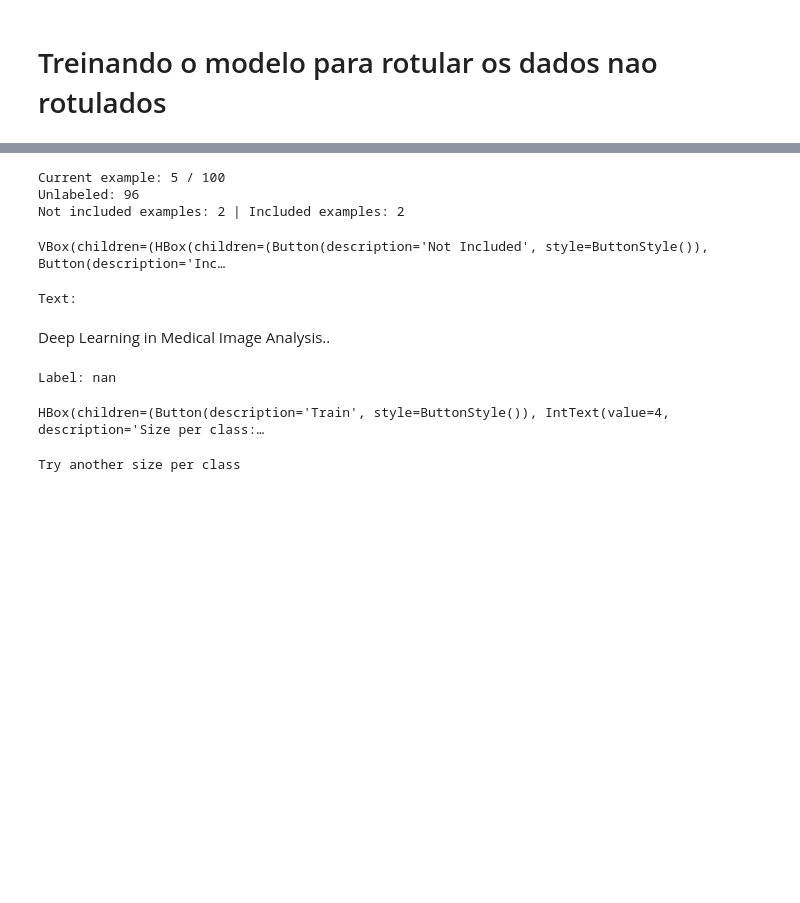
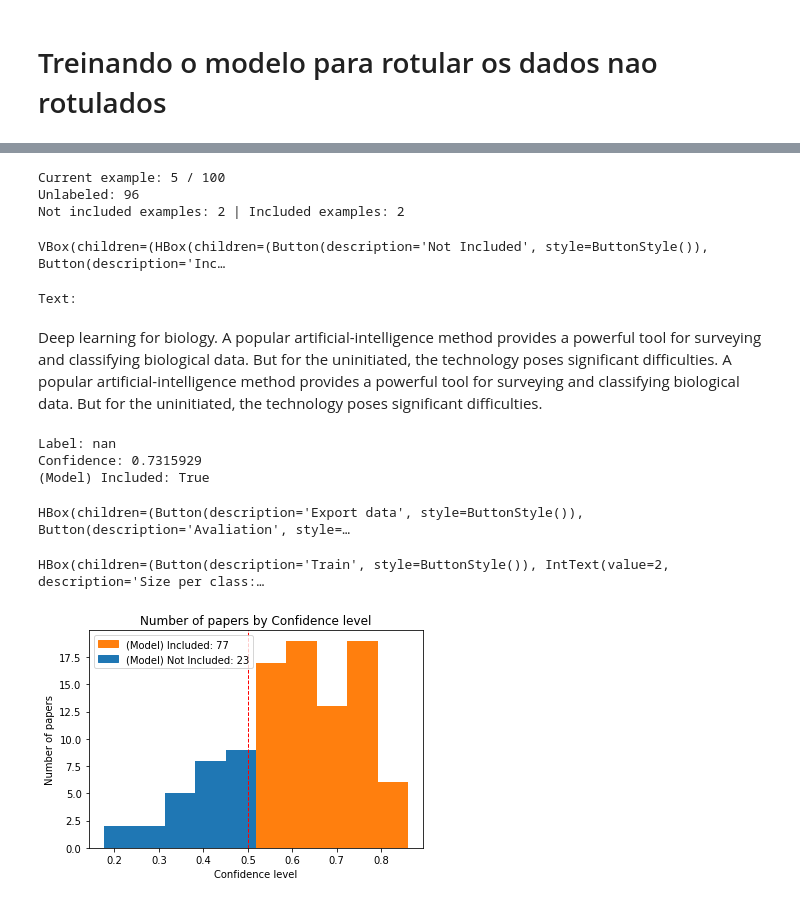
Before and after one commit to BecomeAllan/ML-SLRC, a Jupyter notebook: Application/Classification_automation_SLR.ipynb, the cells around one changed output, grey strips where cells are left out. Saved outputs shown, nothing was run; the diff lists cells and outputs as text; code cells hidden in the pictures; blank space fills up the shorter version.

```diff
--- a/Application/Classification_automation_SLR.ipynb
+++ b/Application/Classification_automation_SLR.ipynb
@@ -43,6 +44,7 @@ import numpy as np
 import pandas as pd
 
 import ipywidgets as widgets
+from ipywidgets import  Layout
 from IPython.display import HTML, display, clear_output, Markdown
 
 %matplotlib inline
@@ -63,6 +65,7 @@ import datetime
 import re
 import json
 from pathlib import Path
+from crossref.restful import Works
 
 
 import sys
@@ -89,7 +92,7 @@ with open(info_path, 'r') as f:
 # Configura algumas meta informações
 Info["tokenizer"] = AutoTokenizer.from_pretrained(Info['model'],
                                           do_lower_case = True)
-Info['tresh'] = 0.9
+Info['threshold'] = 0.9
 Info["inner_update_step_eval"] = 3
 Info["inner_print"] = 1
 # %% [markdown]
@@ -477,6 +708,7 @@ class Train():
                 tokenizer = self.Info['tokenizer'],
                 input = "text",
                 output = "label")
+
     except:
       self.__call__()
       print('Try another size per class')
@@ -485,7 +717,7 @@ class Train():
 
 
     # Treina o modelo e pega o vetor da camada classifier
-    self.logits, _, _, _ = train_loop(self.data_train_loader, self.data_test_loader,
+    self.logits = train_loop(self.data_train_loader, self.data_test_loader,
                                                         self.model, self.device,
                                                         epoch = self.Info['inner_update_step'],
                                                         lr=self.Info['inner_update_lr'],
@@ -615,15 +850,18 @@ Depois de treinar o modelo, alguns botões úteis para a avaliação das prediç
 
 Depois de treinar o modelo, é possível fazer novas rotulagens corrigindo/confirmando a predição do modelo para uma nova rodada de treino e melhor predição destes, é aconselhado utilizar 8 ou mais exemplos por rotulagem para melhor desempenho do modelo.
 # %%
-interface = Interface(resultAPI.data)
+interface = Interface(resultWEB.data)
 interface()
 # %% [output]
 Current example: 5 / 100
 Unlabeled: 96
 Not included examples: 2 | Included examples: 2
 VBox(children=(HBox(children=(Button(description='Not Included', style=ButtonStyle()), Button(description='Inc…
 Text:
-Deep Learning in Medical Image Analysis..
+Deep learning for biology. A popular artificial-intelligence method provides a powerful tool for surveying and classifying biological data. But for the uninitiated, the technology poses significant difficulties. A popular artificial-intelligence method provides a powerful tool for surveying and classifying biological data. But for the uninitiated, the technology poses significant difficulties.
 Label: nan
+Confidence: 0.7315929
+(Model) Included: True
-HBox(children=(Button(description='Train', style=ButtonStyle()), IntText(value=4, description='Size per class:…
+HBox(children=(Button(description='Export data', style=ButtonStyle()), Button(description='Avaliation', style=…
-Try another size per class
+HBox(children=(Button(description='Train', style=ButtonStyle()), IntText(value=2, description='Size per class:…
+[figure, added]
```
Also changed, not shown: parts of 14 cells of this notebook.
